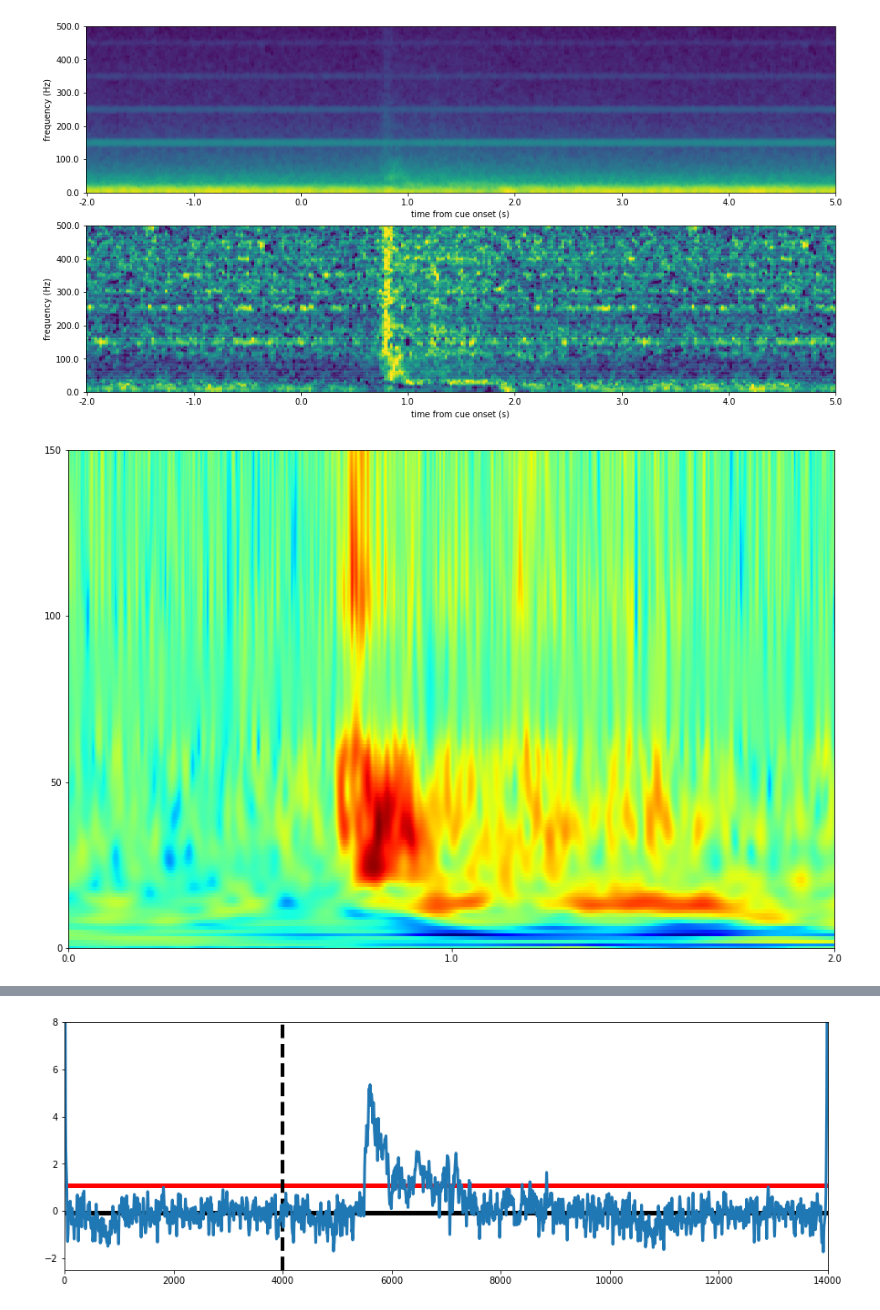
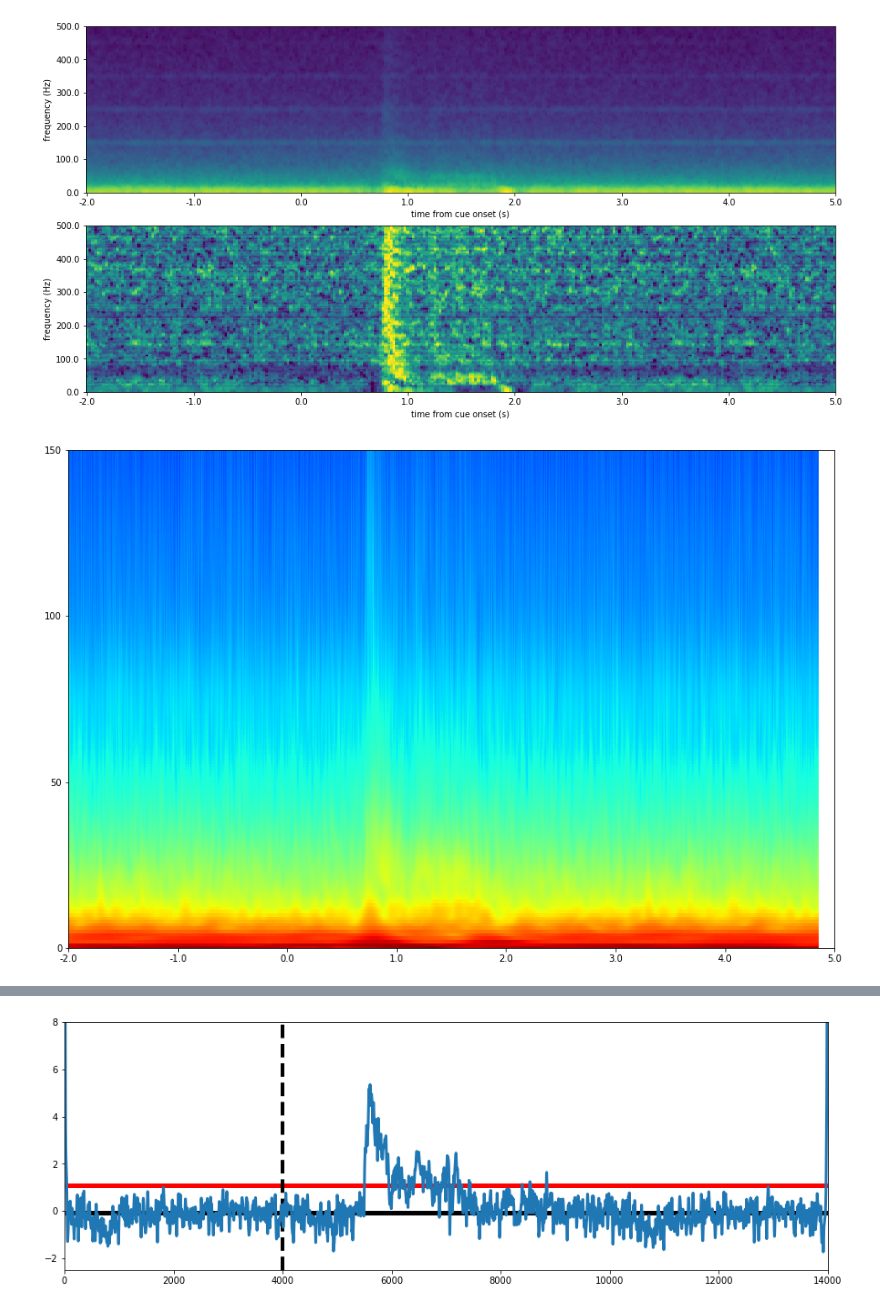
Before and after one commit to ZhangJiayiLab/EEG-Analysis, a Jupyter notebook: python/entrain.ipynb, the cells around one changed output, grey strips where cells are left out. Cells and saved outputs as stored; diff of their text form; code cells hidden in the pictures.

```diff
--- a/python/entrain.ipynb
+++ b/python/entrain.ipynb
@@ -23,7 +24,7 @@ times = data["times"][0,:]
 
 fs = 2000
 # %%
-chidx = 106
+chidx = 51
 roi = (-2,5)
 rho = 2
 ch_split = general.split_datawithmarker(channels[chidx,:], cue_onset, roi, fs)
@@ -53,7 +54,7 @@ plt.xlabel("time from cue onset (s)")
 plt.show()
 plt.close()
 # %% [output]
-[figure, old version]
+[figure, new version]
 # %%
 tfcurve = np.mean(tfdata[rho*30:rho*80,:],0)
 tfcurve_mu = np.mean(tfcurve[np.where(tspec<2)])
@@ -123,15 +125,17 @@ def dwt_tf(eeg_data, fs, frange, baseroi):
 # %%
 nstep = 500
 tf_result = dwt_tf(ch_split, fs, np.linspace(0,500,nstep), (1.5, 2))
 plt.figure(figsize=(15,10))
 plt.imshow(tf_result[:, 100:-200], aspect='auto', cmap=plt.get_cmap("jet"))
 plt.xticks(np.linspace(0, 14000, 8), np.linspace(-2,5,8))
 plt.yticks(np.linspace(0,nstep,11), np.linspace(0,500,11, dtype='int'))
 plt.ylim([0, 150])
-plt.xlim([4000, 8000])
+# plt.xlim([4000, 8000])
 plt.show()
+# plt.savefig("example4.eps")
+plt.close()
 # %% [output]
-[figure, old version]
+[figure, new version]
 # %%
 nstep = 100
 tf_result = dwt_tf(ch_split, fs, np.logspace(0,np.log10(500),nstep), (1.5, 2))
```
Also changed, not shown: parts of 3 cells of this notebook, 5 other files.
